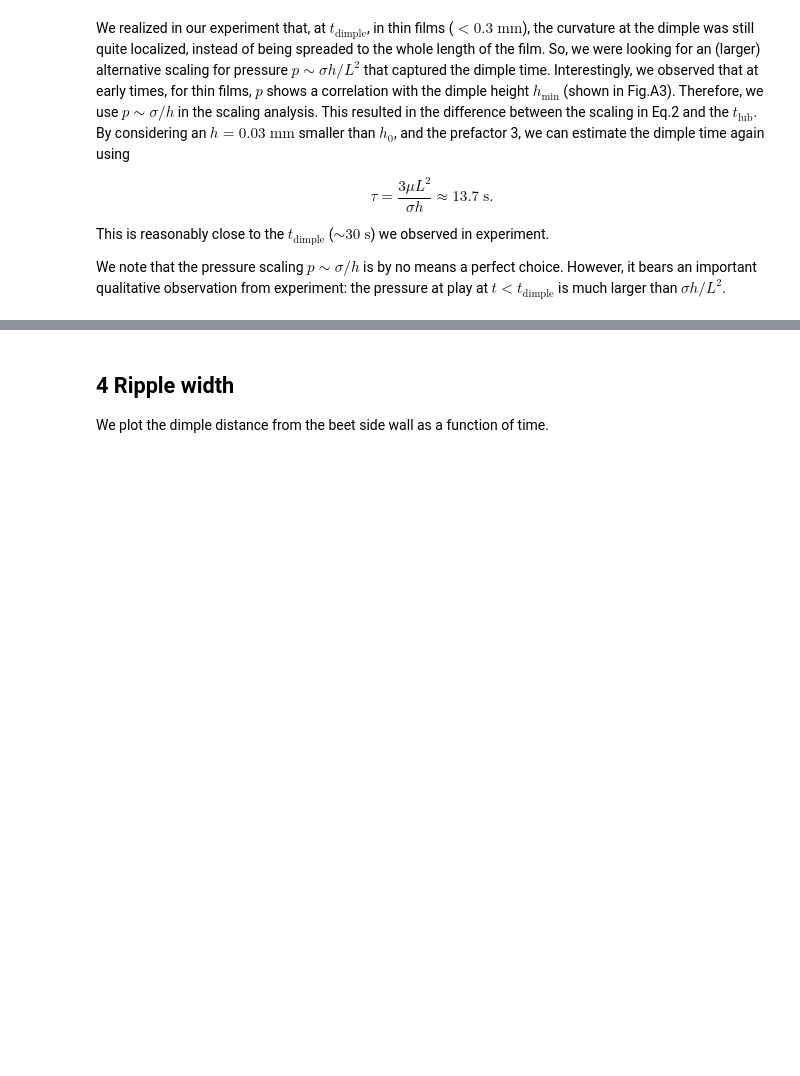
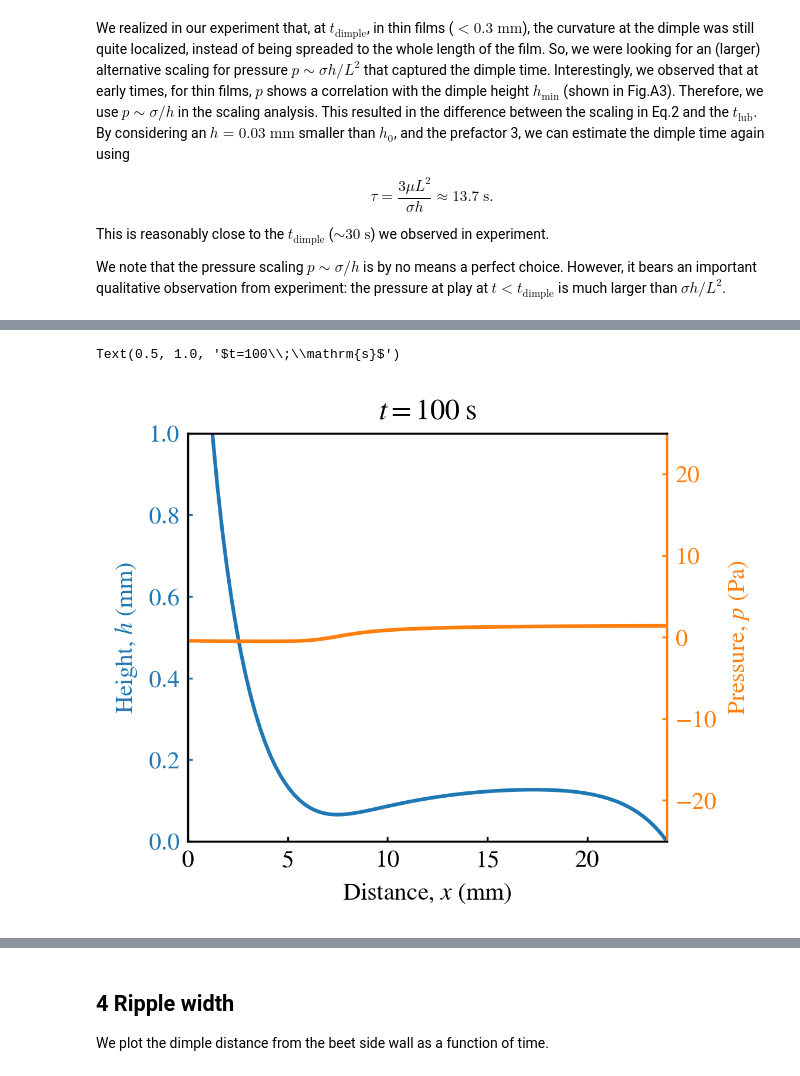
Before and after one commit to ZLoverty/WPM, a Jupyter notebook: Code/Response_to_reviewers.ipynb, the cells around one changed output, grey strips where cells are left out. Saved outputs shown, nothing was run; the diff lists cells and outputs as text; code cells hidden in the pictures; blank space fills up the shorter version.

```diff
--- a/Code/Response_to_reviewers.ipynb
+++ b/Code/Response_to_reviewers.ipynb
@@ -211,0 +217,23 @@ We note that the pressure scaling $p\sim \sigma/h$ is by no means a perfect choi
+# %%
+rho = 1e3
+sigma = 42e-3
+g = 9.81
+mu = 0.01
+N = df.shape[0]
+dx = df.index[1] - df.index[0]
+Dx = diags([-1, 1], [-1, 1], shape=(N, N))
+Dx = Dx.toarray()
+Dx[0, :3] = [-3, 4, -1]
+Dx[-1, -3:] = [1, -4, 3]
+Dx = Dx / (2*dx)
+D2x = diags([1, -2, 1], [-1, 0, 1], shape=(N, N))
+D2x = D2x.toarray()
+D2x[0, :4] = [2, -5, 4, -1]
+D2x[-1, -4:] = [-1, 4, -5, 2]
+D2x = D2x / (dx)**2
+# %%
+def YL_equation(h):
+    p = -sigma * (1 + (Dx @ h)**2)**(-3/2) * (D2x @ h)*1e3 + rho * g * h * 1e-3
+    p[0] = p[1]
+    p[-1] = p[-2]
+    return p
@@ -211,0 +265,25 @@ We note that the pressure scaling $p\sim \sigma/h$ is by no means a perfect choi
+# %%
+h = df.iloc[:, 1999].values
+fig, ax = plt.subplots(figsize=(3.5, 3), dpi=300)
+ax.plot(df.index, h, color=bestcolor(0))
+ax.set_xlim(0, 24)
+ax.set_xlabel("Distance, $x$ (mm)")
+ax.set_ylabel("Height, $h$ (mm)")
+ax2 = ax.twinx()
+p = YL_equation(h)
+ax2.plot(df.index, p, color=bestcolor(1))
+ax2.set_ylabel("Pressure, $p$ (Pa)")
+
+# Make axis the same color as plot
+ax.spines['left'].set_color(bestcolor(0))
+ax.yaxis.label.set_color(bestcolor(0))
+ax.tick_params(axis='y', colors=bestcolor(0))
+ax.set_ylim(0, 1)
+ax2.spines['right'].set_color(bestcolor(1))
+ax2.yaxis.label.set_color(bestcolor(1))
+ax2.tick_params(axis='y', colors=bestcolor(1))
+ax2.set_ylim(-25, 25)
+ax.set_title("$t=100\;\mathrm{s}$")
+# %% [output]
+Text(0.5, 1.0, '$t=100\\;\\mathrm{s}$')
+[figure, added]
```
Also changed, not shown: parts of 11 cells of this notebook.
